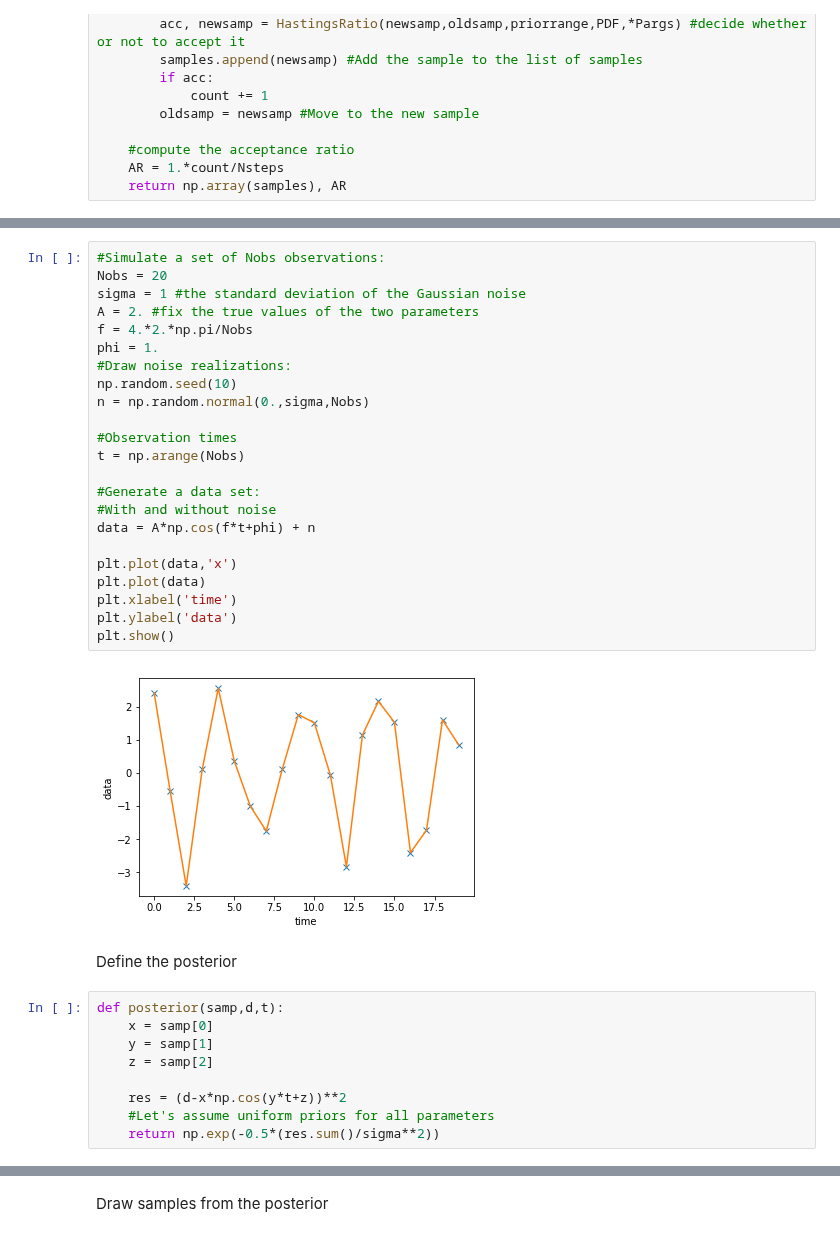
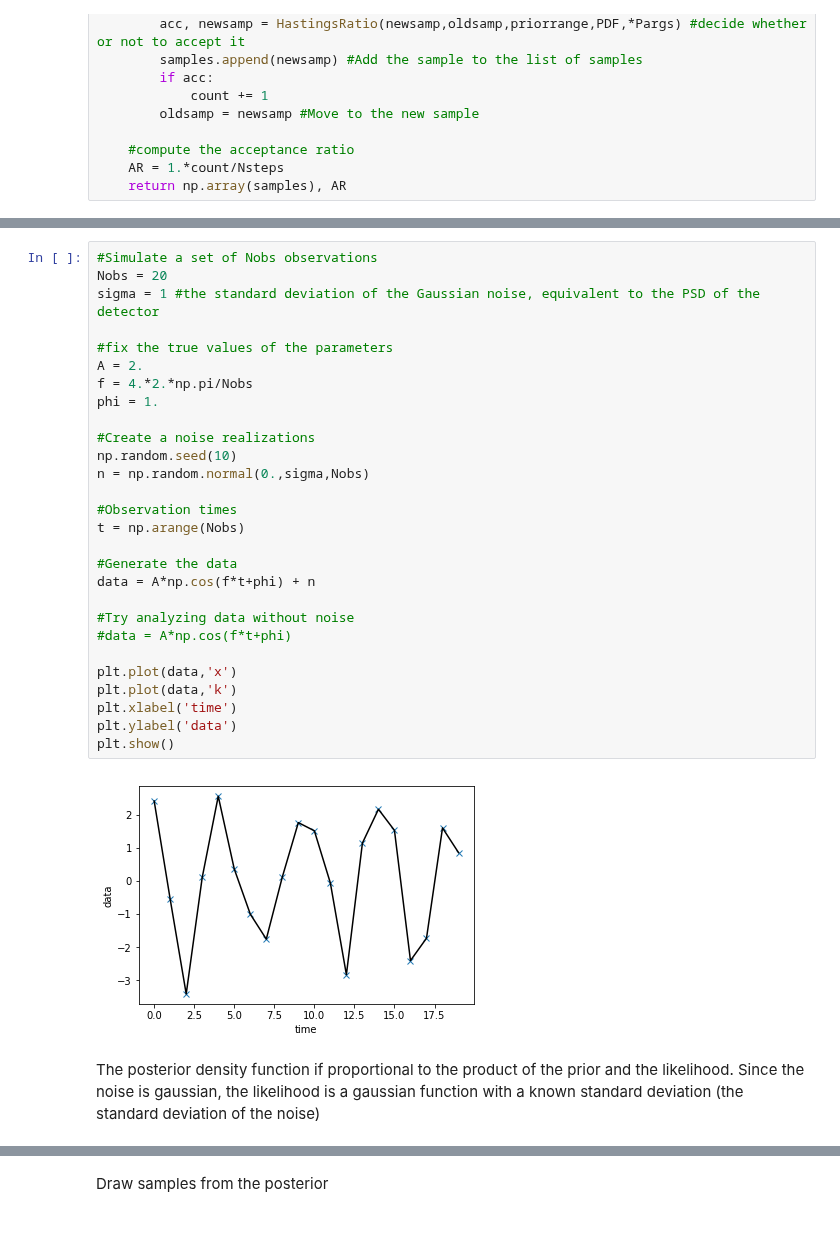
Before and after one commit to gw-odw/odw-2018, a Jupyter notebook: parameter_estimation/IntroToMCMC.ipynb, the cells around one changed output, grey strips where cells are left out. Cells and saved outputs as stored; diff of their text form.

```diff
--- a/parameter_estimation/IntroToMCMC.ipynb
+++ b/parameter_estimation/IntroToMCMC.ipynb
@@ -72,36 +83,32 @@ We will assume that we have several measurements and that the errors are Gaussia
 # %%
-#Simulate a set of Nobs observations:
+#Simulate a set of Nobs observations
 Nobs = 20
-sigma = 1 #the standard deviation of the Gaussian noise
-A = 2. #fix the true values of the two parameters
+sigma = 1 #the standard deviation of the Gaussian noise, equivalent to the PSD of the detector
+
+#fix the true values of the parameters
+A = 2.
 f = 4.*2.*np.pi/Nobs
 phi = 1.
-#Draw noise realizations:
+
+#Create a noise realizations
 np.random.seed(10)
 n = np.random.normal(0.,sigma,Nobs)
 
 #Observation times
 t = np.arange(Nobs)
 
-#Generate a data set:
-#With and without noise
+#Generate the data
 data = A*np.cos(f*t+phi) + n
 
+#Try analyzing data without noise
+#data = A*np.cos(f*t+phi)
+
 plt.plot(data,'x')
-plt.plot(data)
+plt.plot(data,'k')
 plt.xlabel('time')
 plt.ylabel('data')
 plt.show()
 # %% [output]
-[figure, old version]
+[figure, new version]
-# %% [markdown]
-Define the posterior
-# %%
-def posterior(samp,d,t):
-    x = samp[0]
-    y = samp[1]
-    z = samp[2]
-
-    res = (d-x*np.cos(y*t+z))**2
-    #Let's assume uniform priors for all parameters
-    return np.exp(-0.5*(res.sum()/sigma**2))
+# %% [markdown]
+The posterior density function if proportional to the product of the prior and the likelihood. Since the noise is gaussian, the likelihood is a gaussian function with a known standard deviation (the standard deviation of the noise)
```
Also changed, not shown: parts of 20 cells of this notebook.
